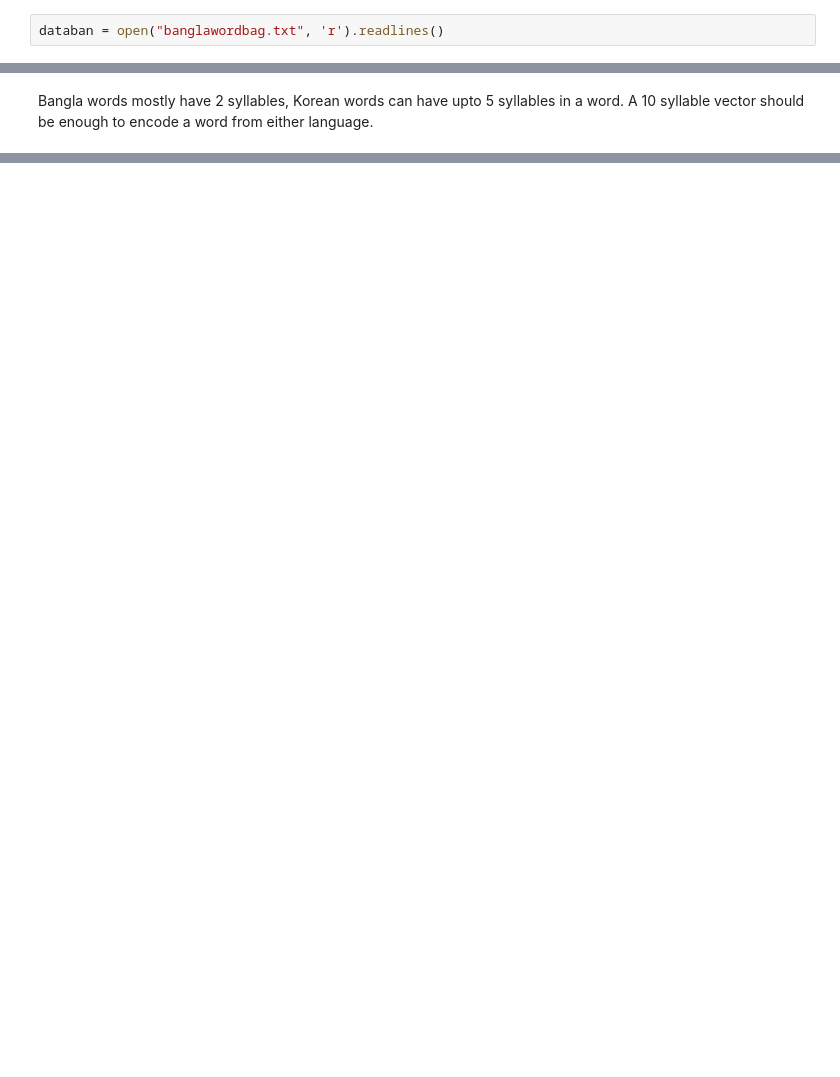
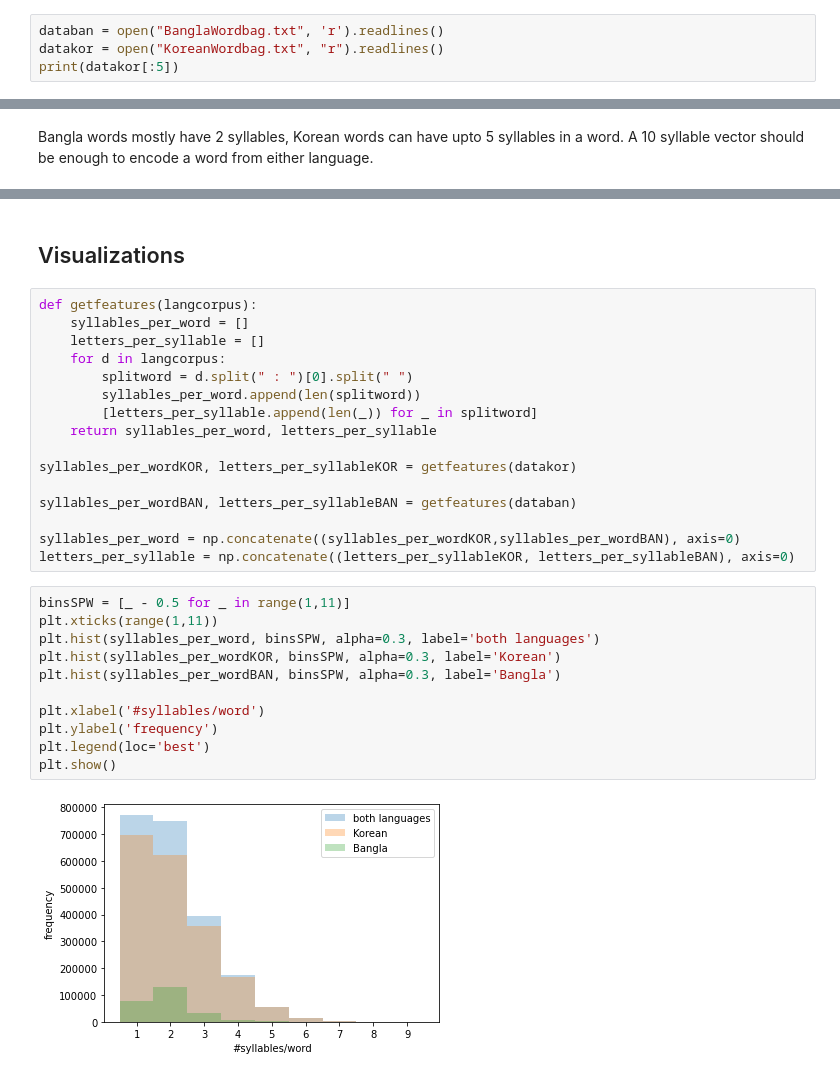
Before and after one commit to Sheikh-Srijon/languageDetectionWithIndianLanguages, a Jupyter notebook: main.ipynb, the cells around one changed output, grey strips where cells are left out. Drawn from its saved outputs; the diff is of its cells as text; blank space fills up the shorter version.

```diff
--- a/main.ipynb
+++ b/main.ipynb
@@ -56,2 +62,4 @@ Read data now
 # %%
-databan = open("banglawordbag.txt", 'r').readlines()
+databan = open("BanglaWordbag.txt", 'r').readlines()
+datakor = open("KoreanWordbag.txt", "r").readlines()
+print(datakor[:5])
@@ -59,0 +92,31 @@ Bangla words mostly have 2 syllables, Korean words can have upto 5 syllables in
+# %% [markdown]
+## Visualizations
+# %%
+def getfeatures(langcorpus):
+    syllables_per_word = []
+    letters_per_syllable = []
+    for d in langcorpus:
+        splitword = d.split(" : ")[0].split(" ")
+        syllables_per_word.append(len(splitword))
+        [letters_per_syllable.append(len(_)) for _ in splitword]
+    return syllables_per_word, letters_per_syllable
+
+syllables_per_wordKOR, letters_per_syllableKOR = getfeatures(datakor)
+
+syllables_per_wordBAN, letters_per_syllableBAN = getfeatures(databan)
+
+syllables_per_word = np.concatenate((syllables_per_wordKOR,syllables_per_wordBAN), axis=0)
+letters_per_syllable = np.concatenate((letters_per_syllableKOR, letters_per_syllableBAN), axis=0)
+# %%
+binsSPW = [_ - 0.5 for _ in range(1,11)]
+plt.xticks(range(1,11))
+plt.hist(syllables_per_word, binsSPW, alpha=0.3, label='both languages')
+plt.hist(syllables_per_wordKOR, binsSPW, alpha=0.3, label='Korean')
+plt.hist(syllables_per_wordBAN, binsSPW, alpha=0.3, label='Bangla')
+
+plt.xlabel('#syllables/word')
+plt.ylabel('frequency')
+plt.legend(loc='best')
+plt.show()
+# %% [output]
+[figure, added]
```
Also changed, not shown: parts of 54 cells of this notebook, 50 other files.
